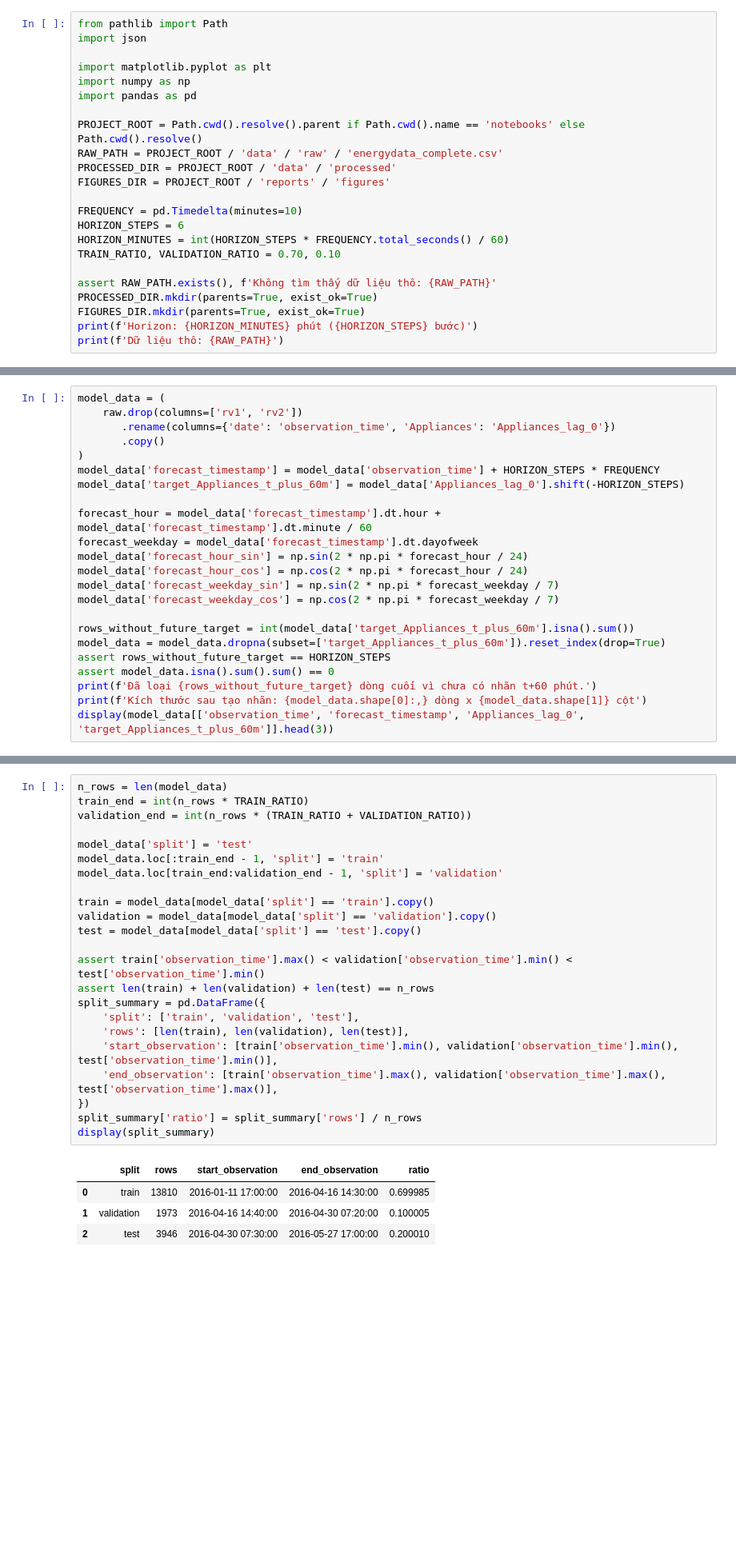
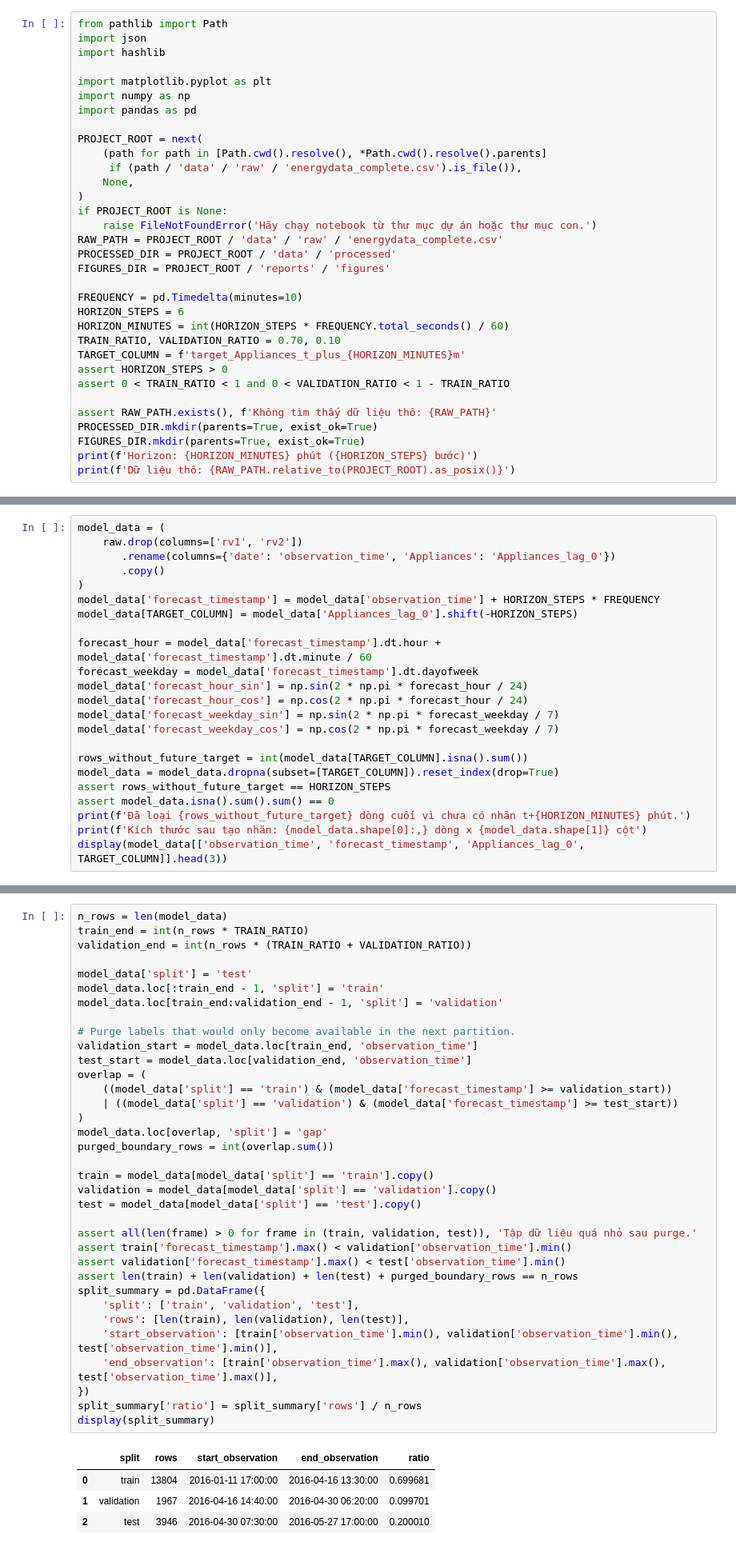
Before and after one commit to trangkhanh-ai/industrial-energy-forecasting, a Jupyter notebook: notebooks/01_data_preparation.ipynb, the cells around one changed output, grey strips where cells are left out. Shown at 80% size. Cells and saved outputs as stored; diff of their text form; blank space fills up the shorter version.

Commit message:
Fix forecast split leakage and validate preprocessing pipeline

```diff
--- a/notebooks/01_data_preparation.ipynb
+++ b/notebooks/01_data_preparation.ipynb
@@ -25,12 +25,19 @@ Các tài liệu PDF được dùng làm bối cảnh Industrial AI (ra quyết
 # %%
 from pathlib import Path
 import json
+import hashlib
 
 import matplotlib.pyplot as plt
 import numpy as np
 import pandas as pd
 
-PROJECT_ROOT = Path.cwd().resolve().parent if Path.cwd().name == 'notebooks' else Path.cwd().resolve()
+PROJECT_ROOT = next(
+    (path for path in [Path.cwd().resolve(), *Path.cwd().resolve().parents]
+     if (path / 'data' / 'raw' / 'energydata_complete.csv').is_file()),
+    None,
+)
+if PROJECT_ROOT is None:
+    raise FileNotFoundError('Hãy chạy notebook từ thư mục dự án hoặc thư mục con.')
 RAW_PATH = PROJECT_ROOT / 'data' / 'raw' / 'energydata_complete.csv'
 PROCESSED_DIR = PROJECT_ROOT / 'data' / 'processed'
 FIGURES_DIR = PROJECT_ROOT / 'reports' / 'figures'
@@ -39,11 +46,14 @@ FREQUENCY = pd.Timedelta(minutes=10)
 HORIZON_STEPS = 6
 HORIZON_MINUTES = int(HORIZON_STEPS * FREQUENCY.total_seconds() / 60)
 TRAIN_RATIO, VALIDATION_RATIO = 0.70, 0.10
+TARGET_COLUMN = f'target_Appliances_t_plus_{HORIZON_MINUTES}m'
+assert HORIZON_STEPS > 0
+assert 0 < TRAIN_RATIO < 1 and 0 < VALIDATION_RATIO < 1 - TRAIN_RATIO
 
 assert RAW_PATH.exists(), f'Không tìm thấy dữ liệu thô: {RAW_PATH}'
 PROCESSED_DIR.mkdir(parents=True, exist_ok=True)
 FIGURES_DIR.mkdir(parents=True, exist_ok=True)
 print(f'Horizon: {HORIZON_MINUTES} phút ({HORIZON_STEPS} bước)')
-print(f'Dữ liệu thô: {RAW_PATH}')
+print(f'Dữ liệu thô: {RAW_PATH.relative_to(PROJECT_ROOT).as_posix()}')
 # %% [output]
 Horizon: 60 phút (6 bước)
@@ -164,7 +186,7 @@ model_data = (
        .copy()
 )
 model_data['forecast_timestamp'] = model_data['observation_time'] + HORIZON_STEPS * FREQUENCY
-model_data['target_Appliances_t_plus_60m'] = model_data['Appliances_lag_0'].shift(-HORIZON_STEPS)
+model_data[TARGET_COLUMN] = model_data['Appliances_lag_0'].shift(-HORIZON_STEPS)
 
 forecast_hour = model_data['forecast_timestamp'].dt.hour + model_data['forecast_timestamp'].dt.minute / 60
 forecast_weekday = model_data['forecast_timestamp'].dt.dayofweek
@@ -173,13 +195,13 @@ model_data['forecast_hour_cos'] = np.cos(2 * np.pi * forecast_hour / 24)
 model_data['forecast_weekday_sin'] = np.sin(2 * np.pi * forecast_weekday / 7)
 model_data['forecast_weekday_cos'] = np.cos(2 * np.pi * forecast_weekday / 7)
 
-rows_without_future_target = int(model_data['target_Appliances_t_plus_60m'].isna().sum())
-model_data = model_data.dropna(subset=['target_Appliances_t_plus_60m']).reset_index(drop=True)
+rows_without_future_target = int(model_data[TARGET_COLUMN].isna().sum())
+model_data = model_data.dropna(subset=[TARGET_COLUMN]).reset_index(drop=True)
 assert rows_without_future_target == HORIZON_STEPS
 assert model_data.isna().sum().sum() == 0
-print(f'Đã loại {rows_without_future_target} dòng cuối vì chưa có nhãn t+60 phút.')
+print(f'Đã loại {rows_without_future_target} dòng cuối vì chưa có nhãn t+{HORIZON_MINUTES} phút.')
 print(f'Kích thước sau tạo nhãn: {model_data.shape[0]:,} dòng x {model_data.shape[1]} cột')
-display(model_data[['observation_time', 'forecast_timestamp', 'Appliances_lag_0', 'target_Appliances_t_plus_60m']].head(3))
+display(model_data[['observation_time', 'forecast_timestamp', 'Appliances_lag_0', TARGET_COLUMN]].head(3))
 # %% [output]
 Đã loại 6 dòng cuối vì chưa có nhãn t+60 phút.
 Kích thước sau tạo nhãn: 19,729 dòng x 33 cột
@@ -194,30 +218,42 @@ Không dùng `train_test_split` vì mặc định có thể shuffle. Validation
 # %%
 n_rows = len(model_data)
 train_end = int(n_rows * TRAIN_RATIO)
 validation_end = int(n_rows * (TRAIN_RATIO + VALIDATION_RATIO))
 
 model_data['split'] = 'test'
 model_data.loc[:train_end - 1, 'split'] = 'train'
 model_data.loc[train_end:validation_end - 1, 'split'] = 'validation'
 
+# Purge labels that would only become available in the next partition.
+validation_start = model_data.loc[train_end, 'observation_time']
+test_start = model_data.loc[validation_end, 'observation_time']
+overlap = (
+    ((model_data['split'] == 'train') & (model_data['forecast_timestamp'] >= validation_start))
+    | ((model_data['split'] == 'validation') & (model_data['forecast_timestamp'] >= test_start))
+)
+model_data.loc[overlap, 'split'] = 'gap'
+purged_boundary_rows = int(overlap.sum())
+
 train = model_data[model_data['split'] == 'train'].copy()
 validation = model_data[model_data['split'] == 'validation'].copy()
 test = model_data[model_data['split'] == 'test'].copy()
 
-assert train['observation_time'].max() < validation['observation_time'].min() < test['observation_time'].min()
-assert len(train) + len(validation) + len(test) == n_rows
+assert all(len(frame) > 0 for frame in (train, validation, test)), 'Tập dữ liệu quá nhỏ sau purge.'
+assert train['forecast_timestamp'].max() < validation['observation_time'].min()
+assert validation['forecast_timestamp'].max() < test['observation_time'].min()
+assert len(train) + len(validation) + len(test) + purged_boundary_rows == n_rows
 split_summary = pd.DataFrame({
     'split': ['train', 'validation', 'test'],
     'rows': [len(train), len(validation), len(test)],
     'start_observation': [train['observation_time'].min(), validation['observation_time'].min(), test['observation_time'].min()],
     'end_observation': [train['observation_time'].max(), validation['observation_time'].max(), test['observation_time'].max()],
 })
 split_summary['ratio'] = split_summary['rows'] / n_rows
 display(split_summary)
 # %% [output]
 |  | split | rows | start_observation | end_observation | ratio |
-| 0 | train | 13810 | 2016-01-11 17:00:00 | 2016-04-16 14:30:00 | 0.699985 |
-| 1 | validation | 1973 | 2016-04-16 14:40:00 | 2016-04-30 07:20:00 | 0.100005 |
+| 0 | train | 13804 | 2016-01-11 17:00:00 | 2016-04-16 13:30:00 | 0.699681 |
+| 1 | validation | 1967 | 2016-04-16 14:40:00 | 2016-04-30 06:20:00 | 0.099701 |
 | 2 | test | 3946 | 2016-04-30 07:30:00 | 2016-05-27 17:00:00 | 0.200010 |
 # %% [markdown]
 ## Bước 6 - Ghi đầu ra có thể tái lập
```
Also changed, not shown: parts of 7 cells of this notebook, 12 other files.
